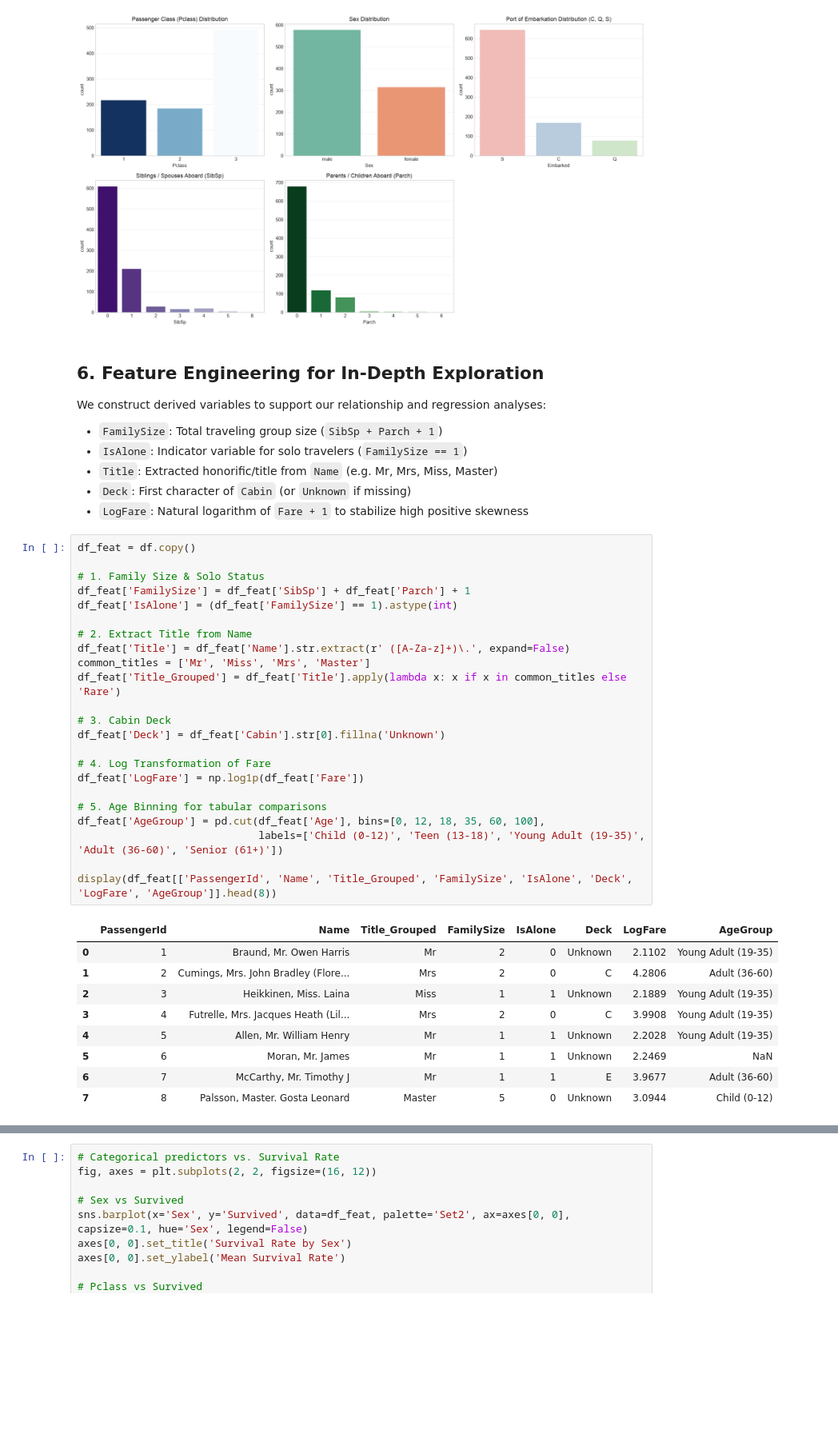
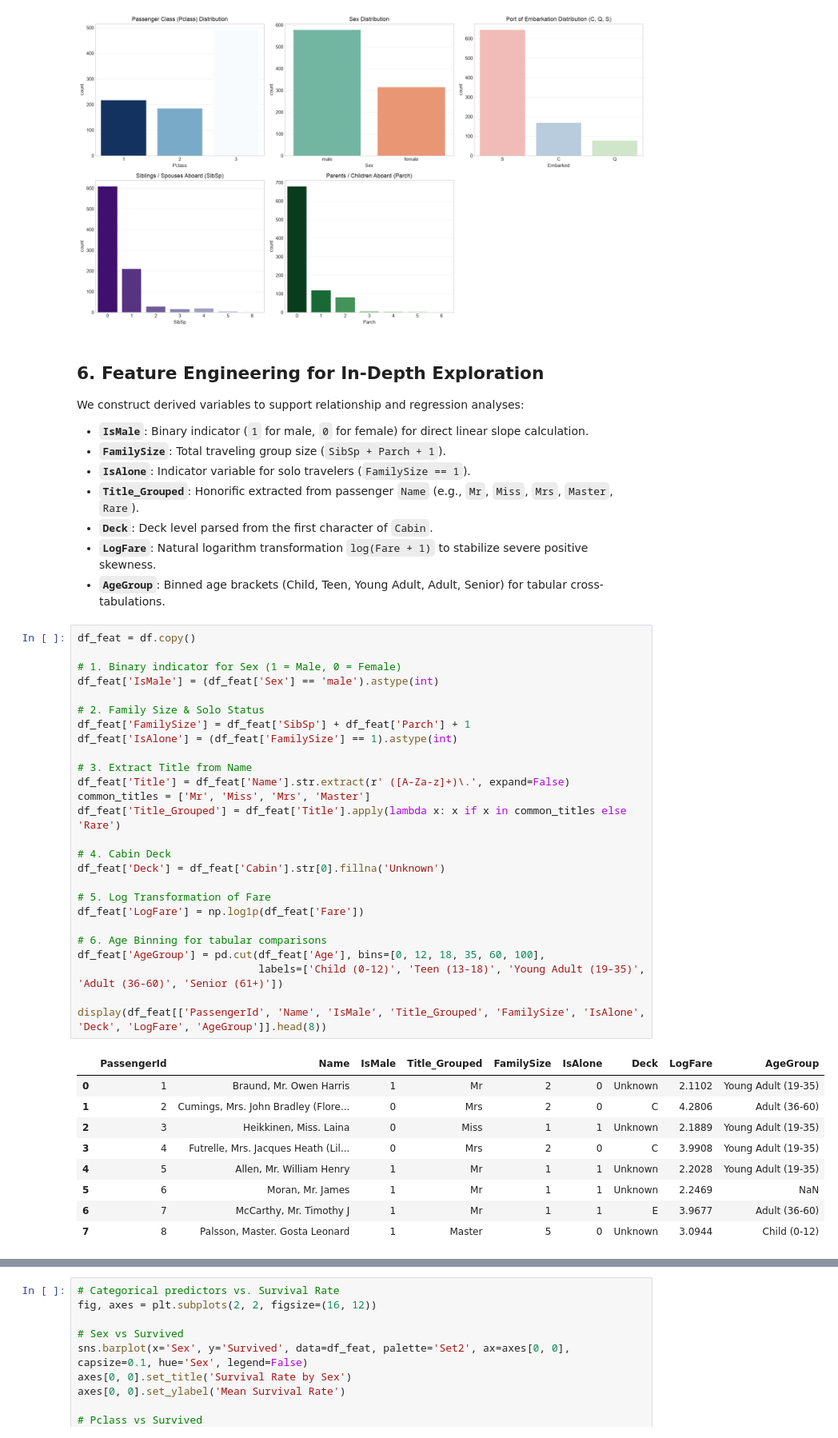
Before and after one commit to jaydenfung2/DataScience-GenAI-Submissions, a Jupyter notebook: Seminar3.ipynb, the cells around one changed output, grey strips where cells are left out. Shown at 80% size. Saved outputs shown, nothing was run; the diff lists cells and outputs as text; blank space fills up the shorter version.

```diff
--- a/Seminar3.ipynb
+++ b/Seminar3.ipynb
@@ -240,42 +264,48 @@ plt.show()
 # %% [markdown]
 ## 6. Feature Engineering for In-Depth Exploration
 
-We construct derived variables to support our relationship and regression analyses:
-- `FamilySize`: Total traveling group size (`SibSp + Parch + 1`)
-- `IsAlone`: Indicator variable for solo travelers (`FamilySize == 1`)
-- `Title`: Extracted honorific/title from `Name` (e.g. Mr, Mrs, Miss, Master)
-- `Deck`: First character of `Cabin` (or `Unknown` if missing)
-- `LogFare`: Natural logarithm of `Fare + 1` to stabilize high positive skewness
+We construct derived variables to support relationship and regression analyses:
+
+- **`IsMale`**: Binary indicator (`1` for male, `0` for female) for direct linear slope calculation.
+- **`FamilySize`**: Total traveling group size (`SibSp + Parch + 1`).
+- **`IsAlone`**: Indicator variable for solo travelers (`FamilySize == 1`).
+- **`Title_Grouped`**: Honorific extracted from passenger `Name` (e.g., `Mr`, `Miss`, `Mrs`, `Master`, `Rare`).
+- **`Deck`**: Deck level parsed from the first character of `Cabin`.
+- **`LogFare`**: Natural logarithm transformation `log(Fare + 1)` to stabilize severe positive skewness.
+- **`AgeGroup`**: Binned age brackets (Child, Teen, Young Adult, Adult, Senior) for tabular cross-tabulations.
 # %%
 df_feat = df.copy()
 
-# 1. Family Size & Solo Status
+# 1. Binary indicator for Sex (1 = Male, 0 = Female)
+df_feat['IsMale'] = (df_feat['Sex'] == 'male').astype(int)
+
+# 2. Family Size & Solo Status
 df_feat['FamilySize'] = df_feat['SibSp'] + df_feat['Parch'] + 1
 df_feat['IsAlone'] = (df_feat['FamilySize'] == 1).astype(int)
 
-# 2. Extract Title from Name
+# 3. Extract Title from Name
 df_feat['Title'] = df_feat['Name'].str.extract(r' ([A-Za-z]+)\.', expand=False)
 common_titles = ['Mr', 'Miss', 'Mrs', 'Master']
 df_feat['Title_Grouped'] = df_feat['Title'].apply(lambda x: x if x in common_titles else 'Rare')
 
-# 3. Cabin Deck
+# 4. Cabin Deck
 df_feat['Deck'] = df_feat['Cabin'].str[0].fillna('Unknown')
 
-# 4. Log Transformation of Fare
+# 5. Log Transformation of Fare
 df_feat['LogFare'] = np.log1p(df_feat['Fare'])
 
-# 5. Age Binning for tabular comparisons
+# 6. Age Binning for tabular comparisons
 df_feat['AgeGroup'] = pd.cut(df_feat['Age'], bins=[0, 12, 18, 35, 60, 100],
                              labels=['Child (0-12)', 'Teen (13-18)', 'Young Adult (19-35)', 'Adult (36-60)', 'Senior (61+)'])
 
-display(df_feat[['PassengerId', 'Name', 'Title_Grouped', 'FamilySize', 'IsAlone', 'Deck', 'LogFare', 'AgeGroup']].head(8))
+display(df_feat[['PassengerId', 'Name', 'IsMale', 'Title_Grouped', 'FamilySize', 'IsAlone', 'Deck', 'LogFare', 'AgeGroup']].head(8))
 # %% [output]
-|  | PassengerId | Name | Title_Grouped | FamilySize | IsAlone | Deck | LogFare | AgeGroup |
-| 0 | 1 | Braund, Mr. Owen Harris | Mr | 2 | 0 | Unknown | 2.1102 | Young Adult (19-35) |
-| 1 | 2 | Cumings, Mrs. John Bradley (Flore... | Mrs | 2 | 0 | C | 4.2806 | Adult (36-60) |
-| 2 | 3 | Heikkinen, Miss. Laina | Miss | 1 | 1 | Unknown | 2.1889 | Young Adult (19-35) |
-| 3 | 4 | Futrelle, Mrs. Jacques Heath (Lil... | Mrs | 2 | 0 | C | 3.9908 | Young Adult (19-35) |
-| 4 | 5 | Allen, Mr. William Henry | Mr | 1 | 1 | Unknown | 2.2028 | Young Adult (19-35) |
-| 5 | 6 | Moran, Mr. James | Mr | 1 | 1 | Unknown | 2.2469 | NaN |
-| 6 | 7 | McCarthy, Mr. Timothy J | Mr | 1 | 1 | E | 3.9677 | Adult (36-60) |
-| 7 | 8 | Palsson, Master. Gosta Leonard | Master | 5 | 0 | Unknown | 3.0944 | Child (0-12) |
+|  | PassengerId | Name | IsMale | Title_Grouped | FamilySize | IsAlone | Deck | LogFare | AgeGroup |
+| 0 | 1 | Braund, Mr. Owen Harris | 1 | Mr | 2 | 0 | Unknown | 2.1102 | Young Adult (19-35) |
+| 1 | 2 | Cumings, Mrs. John Bradley (Flore... | 0 | Mrs | 2 | 0 | C | 4.2806 | Adult (36-60) |
+| 2 | 3 | Heikkinen, Miss. Laina | 0 | Miss | 1 | 1 | Unknown | 2.1889 | Young Adult (19-35) |
+| 3 | 4 | Futrelle, Mrs. Jacques Heath (Lil... | 0 | Mrs | 2 | 0 | C | 3.9908 | Young Adult (19-35) |
+| 4 | 5 | Allen, Mr. William Henry | 1 | Mr | 1 | 1 | Unknown | 2.2028 | Young Adult (19-35) |
+| 5 | 6 | Moran, Mr. James | 1 | Mr | 1 | 1 | Unknown | 2.2469 | NaN |
+| 6 | 7 | McCarthy, Mr. Timothy J | 1 | Mr | 1 | 1 | E | 3.9677 | Adult (36-60) |
+| 7 | 8 | Palsson, Master. Gosta Leonard | 1 | Master | 5 | 0 | Unknown | 3.0944 | Child (0-12) |
```
Also changed, not shown: parts of 36 cells of this notebook.
